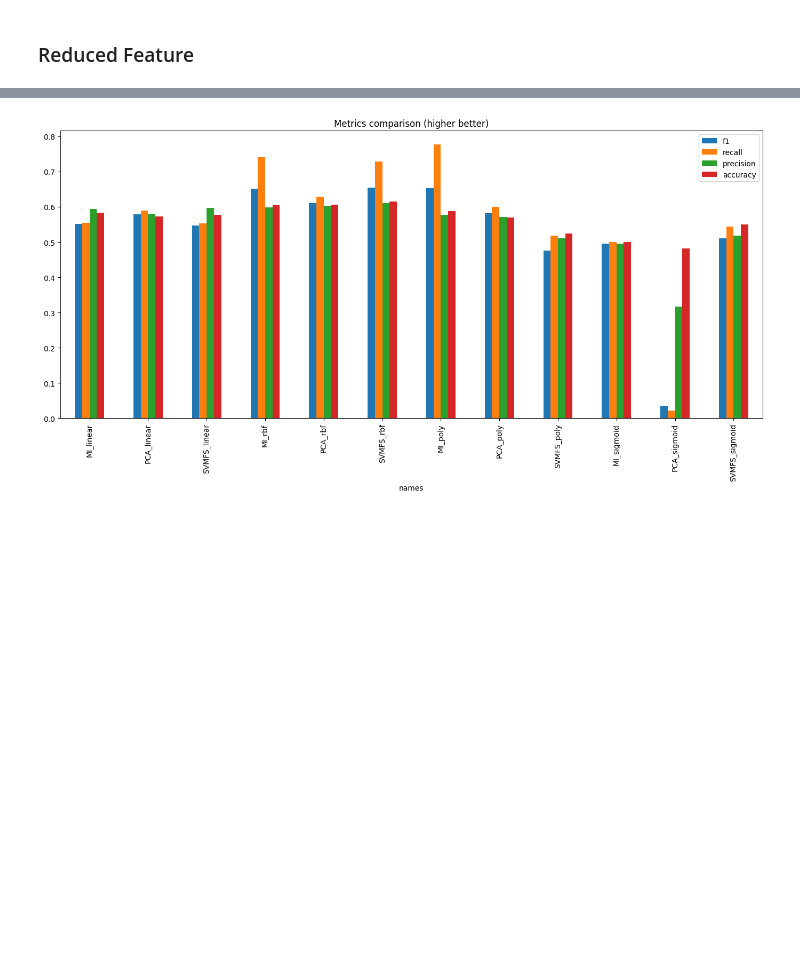
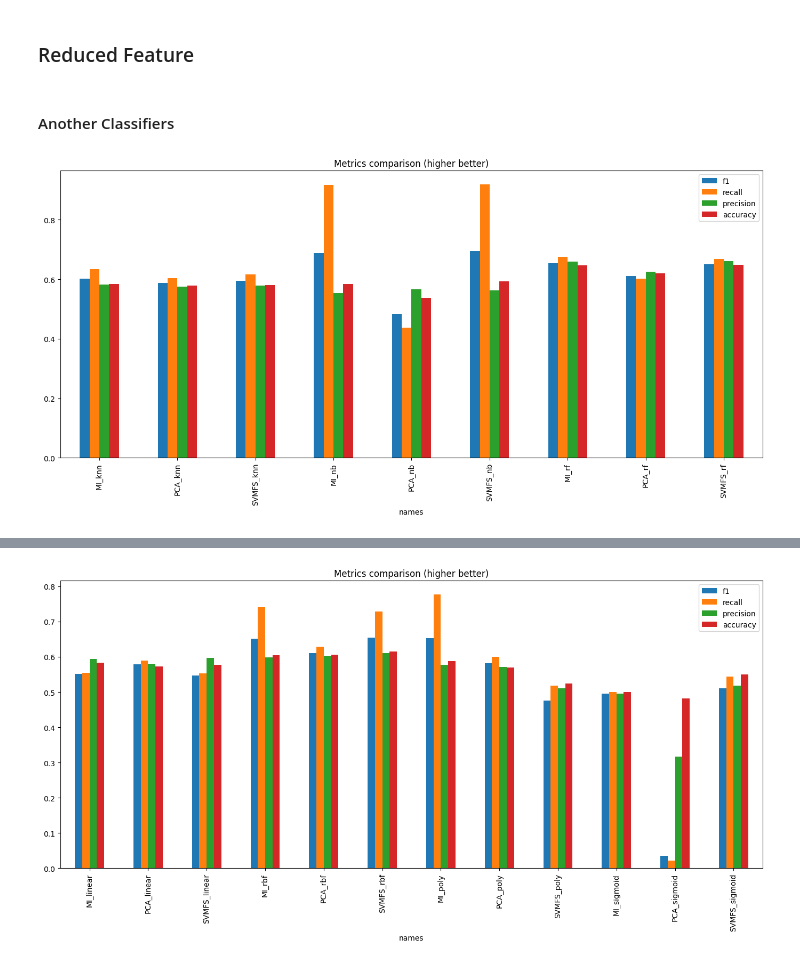
Before and after one commit to zeerafle/oil-palm-stem, a Jupyter notebook: disease_detection.ipynb, the cells around one changed output, grey strips where cells are left out. Saved outputs shown, nothing was run; the diff lists cells and outputs as text; code cells hidden in the pictures; blank space fills up the shorter version.

```diff
--- a/disease_detection.ipynb
+++ b/disease_detection.ipynb
@@ -506,10 +511,18 @@ def classify_with_svm(X: np.ndarray, y: np.ndarray, kernel: str, scoring=metrics
     ])
     result = cross_validate(pipe, X=X, y=y, cv=10, scoring=scoring)
     return result
+# %%
+def classify(X: np.ndarray, y: np.ndarray, classifier: Callable, scoring):
+    pipe = Pipeline([
+        ('normalize', MinMaxScaler()),
+        ('classify', classifier)
+    ])
+    result = cross_validate(pipe, X, y, cv=10, scoring=scoring)
+    return result
 # %% [markdown]
 ### All features combination
 # %%
-def create_dataframe(all_feat_comb):
+def create_dataframe(all_feat_comb, classifiers):
     # create fancy multi-column table
 
     all_feat_comb_merged = []
@@ -520,7 +533,7 @@ def create_dataframe(all_feat_comb):
             all_feat_comb_merged.append('-'.join(feat))
 
     index = pd.MultiIndex.from_product([all_feat_comb_merged, metrics])
-    df = pd.DataFrame([], index=kernels, columns=index)
+    df = pd.DataFrame([], index=classifiers, columns=index)
     return df
 # %%
 os.mkdir('result')
@@ -603,29 +677,20 @@ proc_img_compare_df.set_index('names').iloc[:, 0].plot.bar(figsize=(15, 10), tit
 # %%
-def compare_reduced_feature(csv_file_pattern):
+def compare_reduced_feature(csv_file_pattern, use_svm: bool, classifiers_or_kernels=kernels):
     feature_files = glob.glob(os.path.join('data', csv_file_pattern))
     comparison_df = pd.DataFrame(columns=['names', 'fit_time'] + metrics)
     y = pd.read_csv(os.path.join('data', 'orig_img_feature.csv'), usecols=['is_infected']).values.ravel()
 
     all_feat_sel = [re.findall(r's_(.*)\.csv', x)[0].upper() for x in feature_files]
-    fancy_df = create_dataframe(all_feat_sel)
+    fancy_df = create_dataframe(all_feat_sel, classifiers_or_kernels)
 
-    for kernel in kernels:
-        for count, feature_file in enumerate(feature_files):
-            X = pd.read_csv(feature_file)
-            # name = re.findall(r"s_(.*)\.csv", feature_file)[0].upper()
-            result = classify_with_svm(X, y, kernel=kernel)
-            comparison_df.loc[len(comparison_df.index)] = [f'{all_feat_sel[count]}_{kernel}',
-                                                           result['fit_time'].mean(),
-                                                           result['test_f1'].mean(),
-                                                           result['test_recall'].mean(),
-                                                           result['test_precision'].mean(),
-                                                           result['test_accuracy'].mean()]
-            fancy_df.loc[kernel, all_feat_sel[count]] = [result['test_f1'].mean(),
-                                                         result['test_recall'].mean(),
-                                                         result['test_precision'].mean(),
-                                                         result['test_accuracy'].mean()]
+    comparison_df, fancy_df = train_reduced(classifiers_or_kernels, feature_files,
+                                            y, comparison_df, fancy_df, use_svm=use_svm)
 
-    export_name = csv_file_pattern.replace('*', '').replace('.csv', '_classification_result')
+    if use_svm:
+        filename = '_classification_result'
+    else:
+        filename = '_classification_classifiers_result'
+    export_name = csv_file_pattern.replace('*', '').replace('.csv', filename)
     export_name = os.path.join('result', export_name)
     # export basic dataframe to csv
     comparison_df.to_csv(export_name + '.csv', index=False)
@@ -635,3 +700,9 @@ def compare_reduced_feature(csv_file_pattern):
     comparison_df.set_index('names').iloc[:, 1:].plot.bar(figsize=(17, 7), title='Metrics comparison (higher better)')
 
     return comparison_df
+# %% [markdown]
+#### Another Classifiers
+# %%
+red_orig_compare_classifiers_df = compare_reduced_feature('reduced_*orig*.csv', use_svm=False, classifiers_or_kernels=classifiers)
+# %% [output]
+[figure, added]
```
Also changed, not shown: parts of 16 cells of this notebook, 17 other files.
